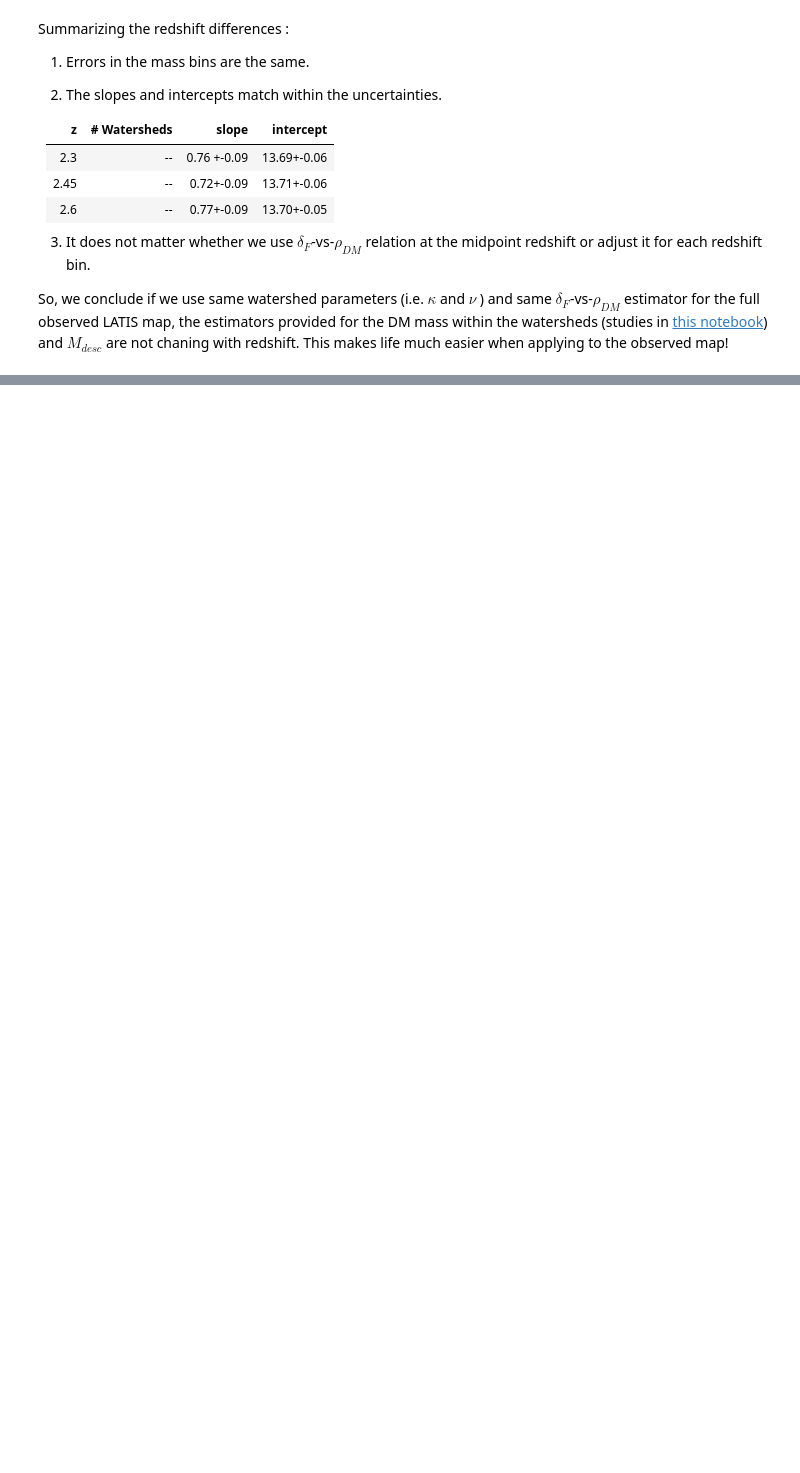
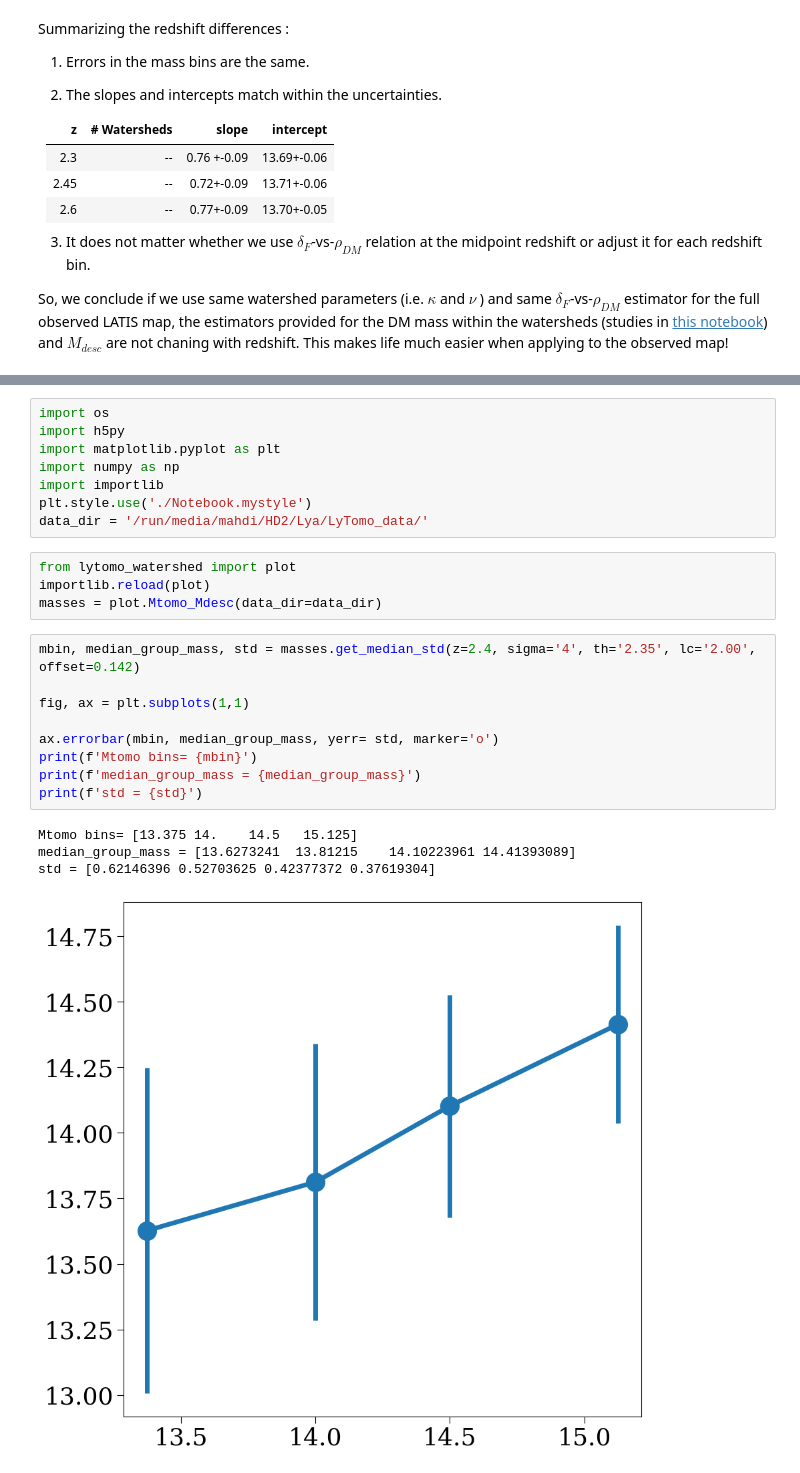
Before and after one commit to qezlou/LyTomo_Watershed, a Jupyter notebook: notebooks/M0_Mtomo.ipynb, the cells around one changed output, grey strips where cells are left out. Saved outputs shown, nothing was run; the diff lists cells and outputs as text; blank space fills up the shorter version.

Commit message:
Slightly adding to MtomovsM_desc notebook

```diff
--- a/notebooks/M0_Mtomo.ipynb
+++ b/notebooks/M0_Mtomo.ipynb
@@ -263,0 +268,26 @@ So, we conclude if we use same watershed parameters (i.e. $\kappa$  and $\nu$ )
+# %%
+import os
+import h5py
+import matplotlib.pyplot as plt
+import numpy as np
+import importlib
+plt.style.use('./Notebook.mystyle')
+data_dir = '/run/media/mahdi/HD2/Lya/LyTomo_data/'
+# %%
+from lytomo_watershed import plot
+importlib.reload(plot)
+masses = plot.Mtomo_Mdesc(data_dir=data_dir)
+# %%
+mbin, median_group_mass, std = masses.get_median_std(z=2.4, sigma='4', th='2.35', lc='2.00', offset=0.142)
+
+fig, ax = plt.subplots(1,1)
+
+ax.errorbar(mbin, median_group_mass, yerr= std, marker='o')
+print(f'Mtomo bins= {mbin}')
+print(f'median_group_mass = {median_group_mass}')
+print(f'std = {std}')
+# %% [output]
+Mtomo bins= [13.375 14.    14.5   15.125]
+median_group_mass = [13.6273241  13.81215    14.10223961 14.41393089]
+std = [0.62146396 0.52703625 0.42377372 0.37619304]
+[figure, added]
```
Also changed, not shown: parts of 3 cells of this notebook, 2 other files.
